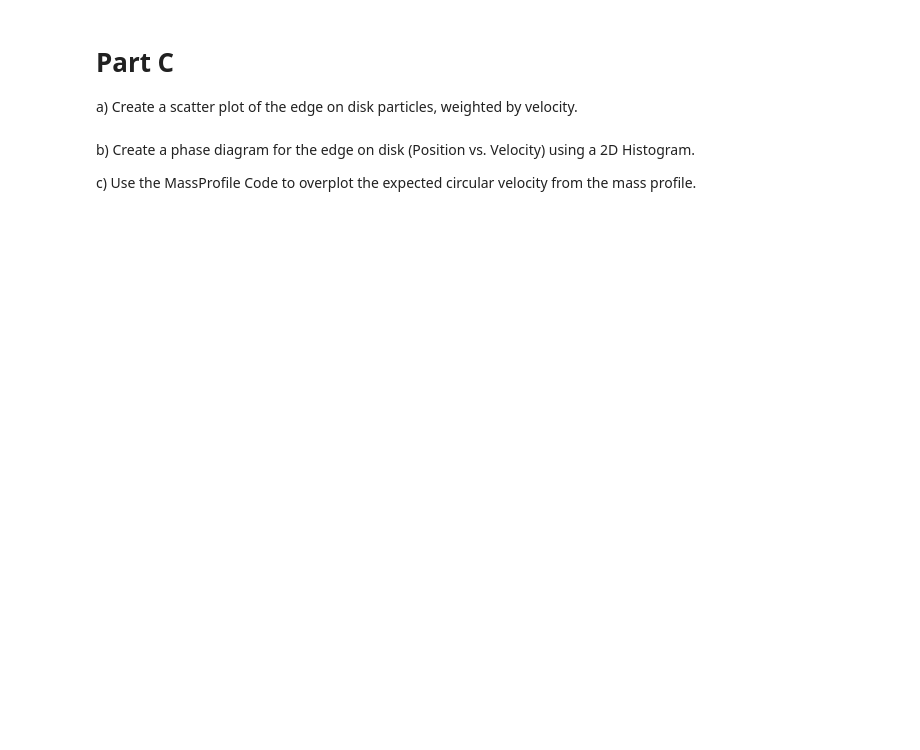
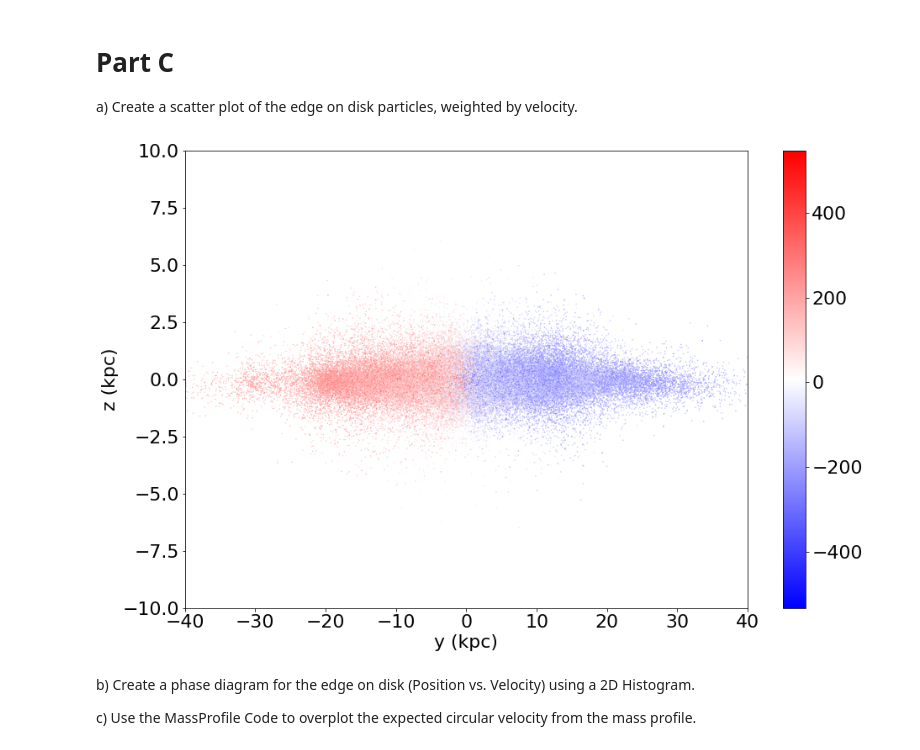
Before and after one commit to wxs0703/astr400b, a Jupyter notebook: Labs/Lab7/Lab7.ipynb, the cells around one changed output. Cells and saved outputs as stored; diff of their text form; code cells hidden in the pictures; blank space fills up the shorter version.

```diff
--- a/Labs/Lab7/Lab7.ipynb
+++ b/Labs/Lab7/Lab7.ipynb
@@ -318,36 +326,37 @@ a) Create a scatter plot of the edge on disk particles, weighted by velocity.
 # %%
 # Plot velocity weighted EDGE ON DISK
 
 fig = plt.figure(figsize=(15,10))
 ax = plt.subplot(111)
 
 # plot position of disk particles color
 # coded by velocity along the 3rd axis
-# plt.scatter(pos1, pos2, c=vel1)
-# ADD HERE
+plt.scatter(rn[:, 1], rn[:, 2], c=vn[:, 0], s=0.1, cmap='bwr')
 
 
 #colorbar
 cbar = plt.colorbar()
 cbar.set_label('  ', size=22)
 
 # Add axis labels
-plt.xlabel('  ', fontsize=22)
-plt.ylabel('  ', fontsize=22)
+plt.xlabel('y (kpc)', fontsize=22)
+plt.ylabel('z (kpc)', fontsize=22)
 
 
 
 #adjust tick label font size
 label_size = 22
 matplotlib.rcParams['xtick.labelsize'] = label_size
 matplotlib.rcParams['ytick.labelsize'] = label_size
 
 #set axis limits
 plt.ylim(-10,10)
 plt.xlim(-40,40)
 
 # Save file
-# plt.savefig('Lab7_EdgeOn_Vel.png')
+plt.savefig('Lab7_EdgeOn_Vel.png')
+# %% [output]
+[figure, added]
 # %% [markdown]
 b) Create a phase diagram for the edge on disk (Position vs. Velocity) using a 2D Histogram.
 
```
Also changed, not shown: parts of 11 cells of this notebook, 6 other files.
